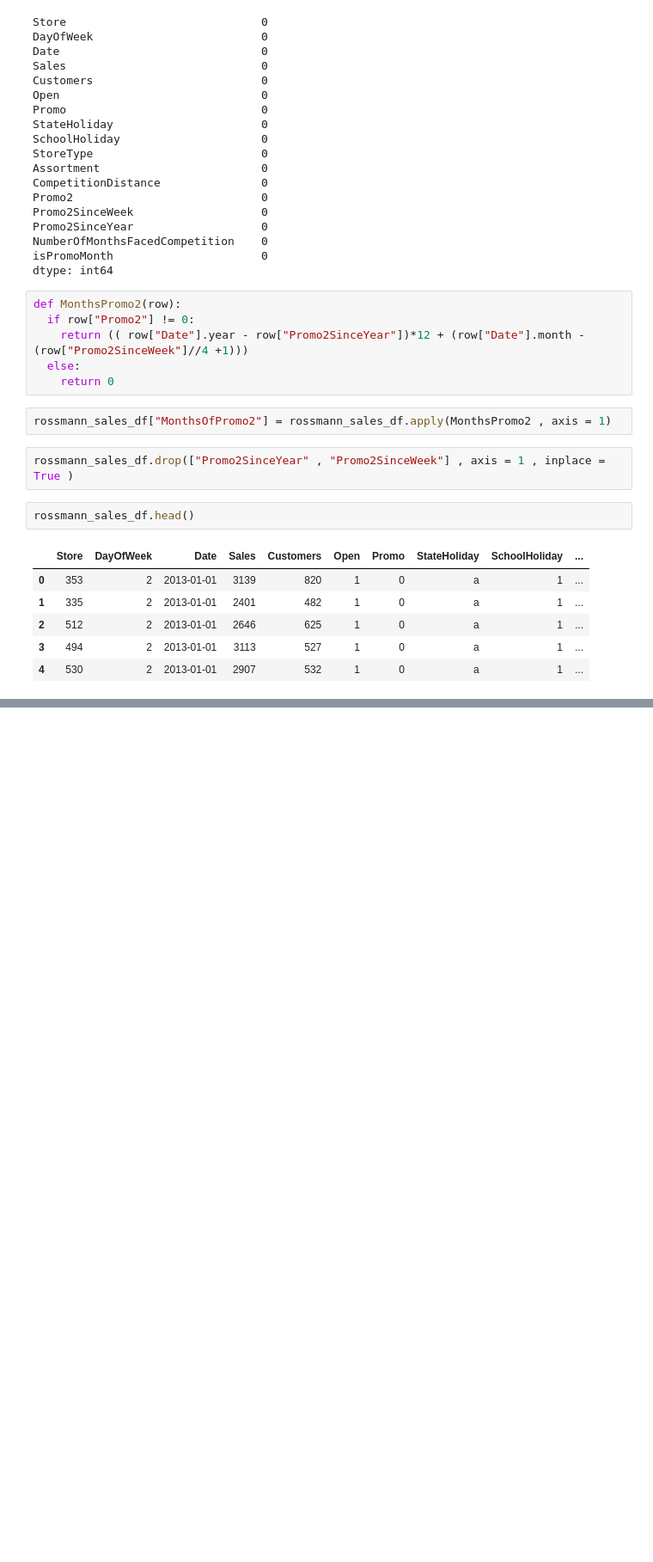
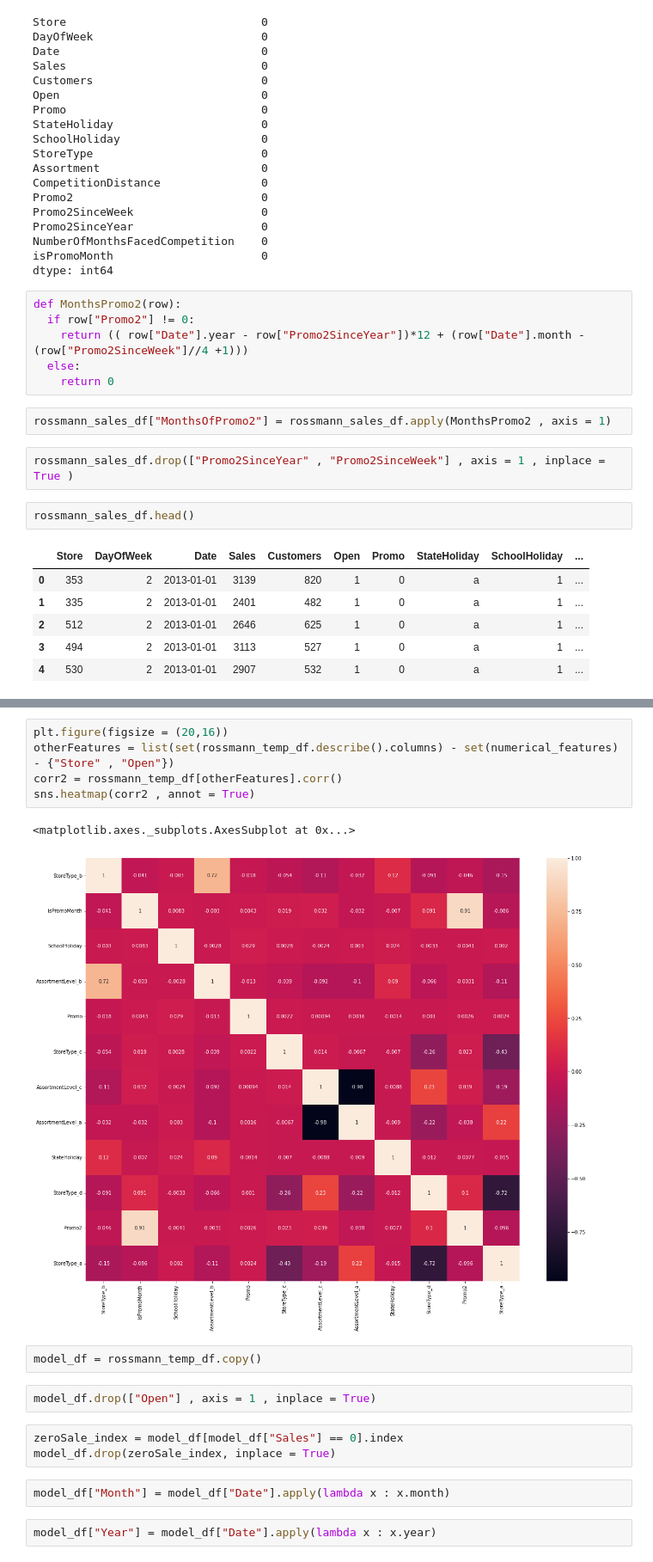
Before and after one commit to Yash1289/rossmann_sales_prediction, a Jupyter notebook: Rossmann_Sales_Prediction_Capstone_Project.ipynb, the cells around one changed output, grey strips where cells are left out. Shown at 86% size. Drawn from its saved outputs; the diff is of its cells as text; blank space fills up the shorter version.

```diff
--- a/Rossmann_Sales_Prediction_Capstone_Project.ipynb
+++ b/Rossmann_Sales_Prediction_Capstone_Project.ipynb
@@ -441,0 +495,19 @@ rossmann_sales_df.head()
+# %%
+plt.figure(figsize = (20,16))
+otherFeatures = list(set(rossmann_temp_df.describe().columns) - set(numerical_features) - {"Store" , "Open"})
+corr2 = rossmann_temp_df[otherFeatures].corr()
+sns.heatmap(corr2 , annot = True)
+# %% [output]
+<matplotlib.axes._subplots.AxesSubplot at 0x...>
+[figure, added]
+# %%
+model_df = rossmann_temp_df.copy()
+# %%
+model_df.drop(["Open"] , axis = 1 , inplace = True)
+# %%
+zeroSale_index = model_df[model_df["Sales"] == 0].index
+model_df.drop(zeroSale_index, inplace = True)
+# %%
+model_df["Month"] = model_df["Date"].apply(lambda x : x.month)
+# %%
+model_df["Year"] = model_df["Date"].apply(lambda x : x.year)
```
Also changed, not shown: parts of 57 cells of this notebook.
